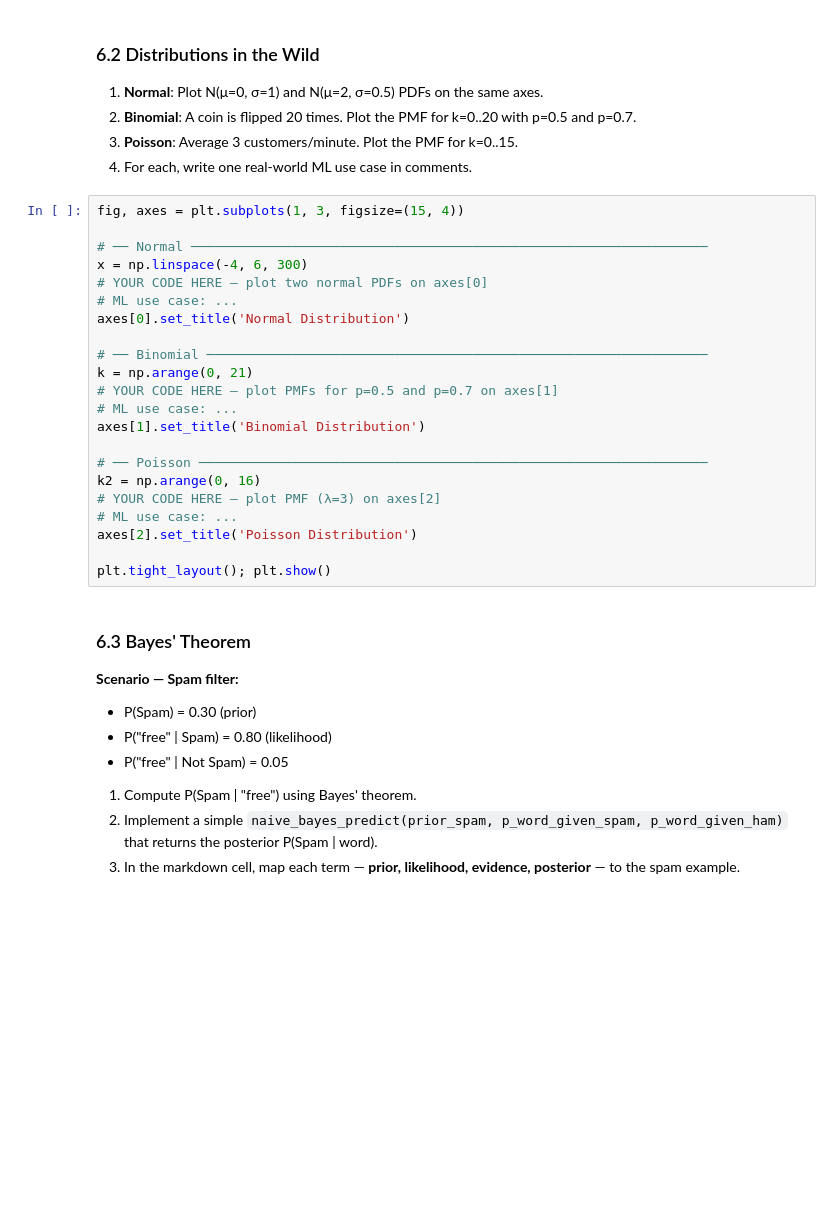
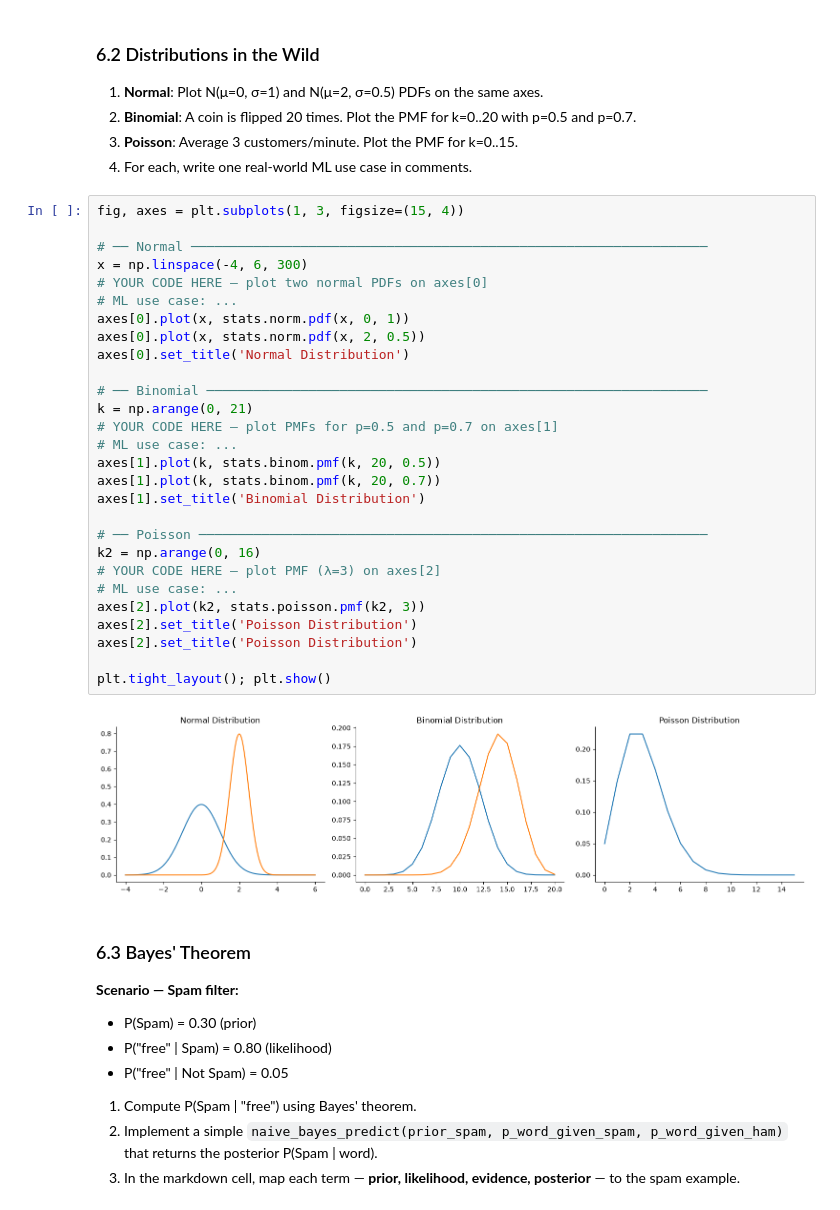
Before and after one commit to sameerwork0207/Celebal_DS_Internship, a Jupyter notebook: week1_Sameer.ipynb, the cells around one changed output. Cells and saved outputs as stored; diff of their text form; blank space fills up the shorter version.

```diff
--- a/week1_Sameer.ipynb
+++ b/week1_Sameer.ipynb
@@ -700,25 +789,33 @@ print(f"Independent? {independent}")
 # %%
 fig, axes = plt.subplots(1, 3, figsize=(15, 4))
 
 # ── Normal ──────────────────────────────────────────────────────────────────
 x = np.linspace(-4, 6, 300)
 # YOUR CODE HERE — plot two normal PDFs on axes[0]
 # ML use case: ...
+axes[0].plot(x, stats.norm.pdf(x, 0, 1))
+axes[0].plot(x, stats.norm.pdf(x, 2, 0.5))
 axes[0].set_title('Normal Distribution')
 
 # ── Binomial ────────────────────────────────────────────────────────────────
 k = np.arange(0, 21)
 # YOUR CODE HERE — plot PMFs for p=0.5 and p=0.7 on axes[1]
 # ML use case: ...
+axes[1].plot(k, stats.binom.pmf(k, 20, 0.5))
+axes[1].plot(k, stats.binom.pmf(k, 20, 0.7))
 axes[1].set_title('Binomial Distribution')
 
 # ── Poisson ─────────────────────────────────────────────────────────────────
 k2 = np.arange(0, 16)
 # YOUR CODE HERE — plot PMF (λ=3) on axes[2]
 # ML use case: ...
+axes[2].plot(k2, stats.poisson.pmf(k2, 3))
+axes[2].set_title('Poisson Distribution')
 axes[2].set_title('Poisson Distribution')
 
 plt.tight_layout(); plt.show()
+# %% [output]
+[figure, added]
 # %% [markdown]
 ### 6.3 Bayes' Theorem
 
```
Also changed, not shown: parts of 13 cells of this notebook.
